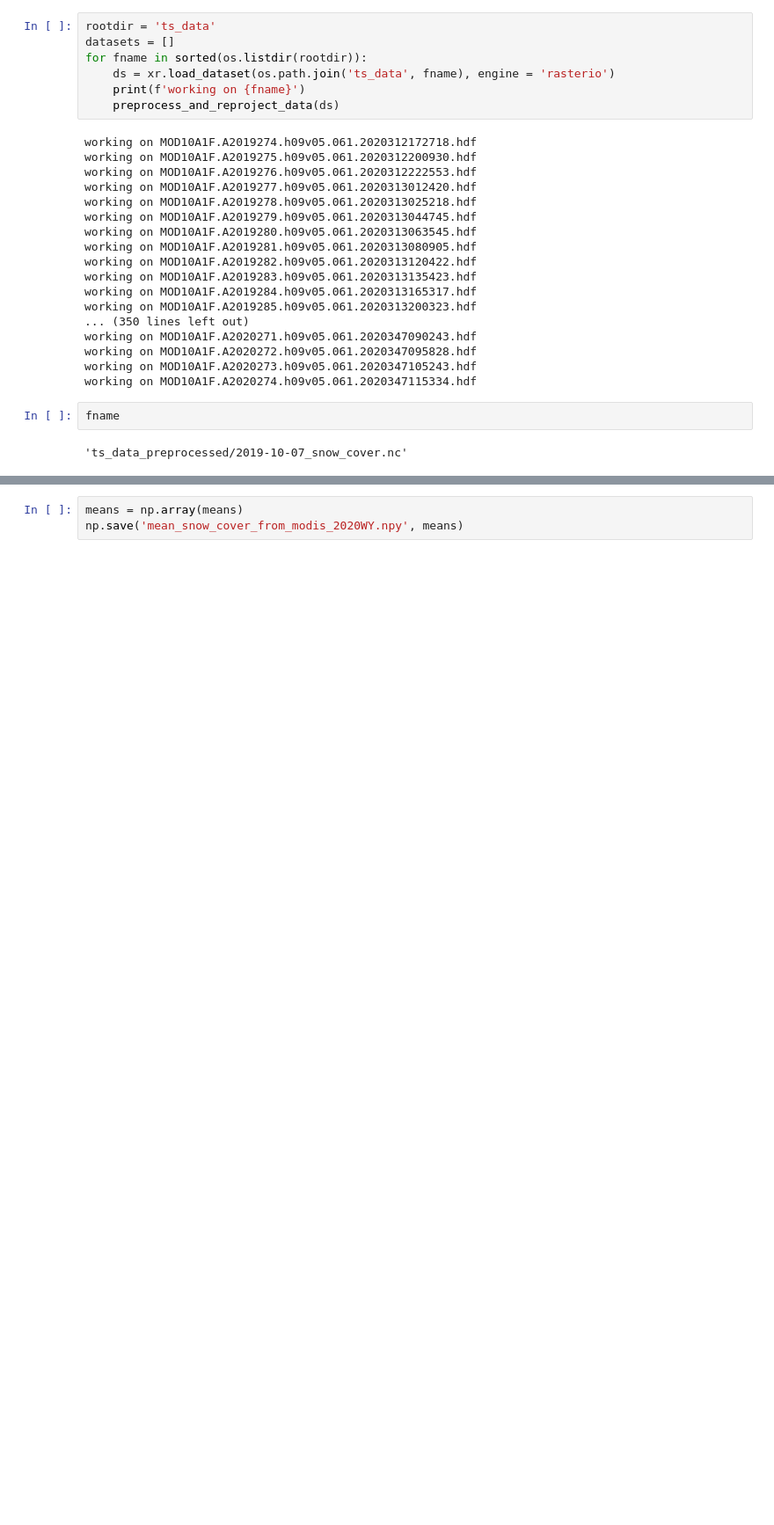
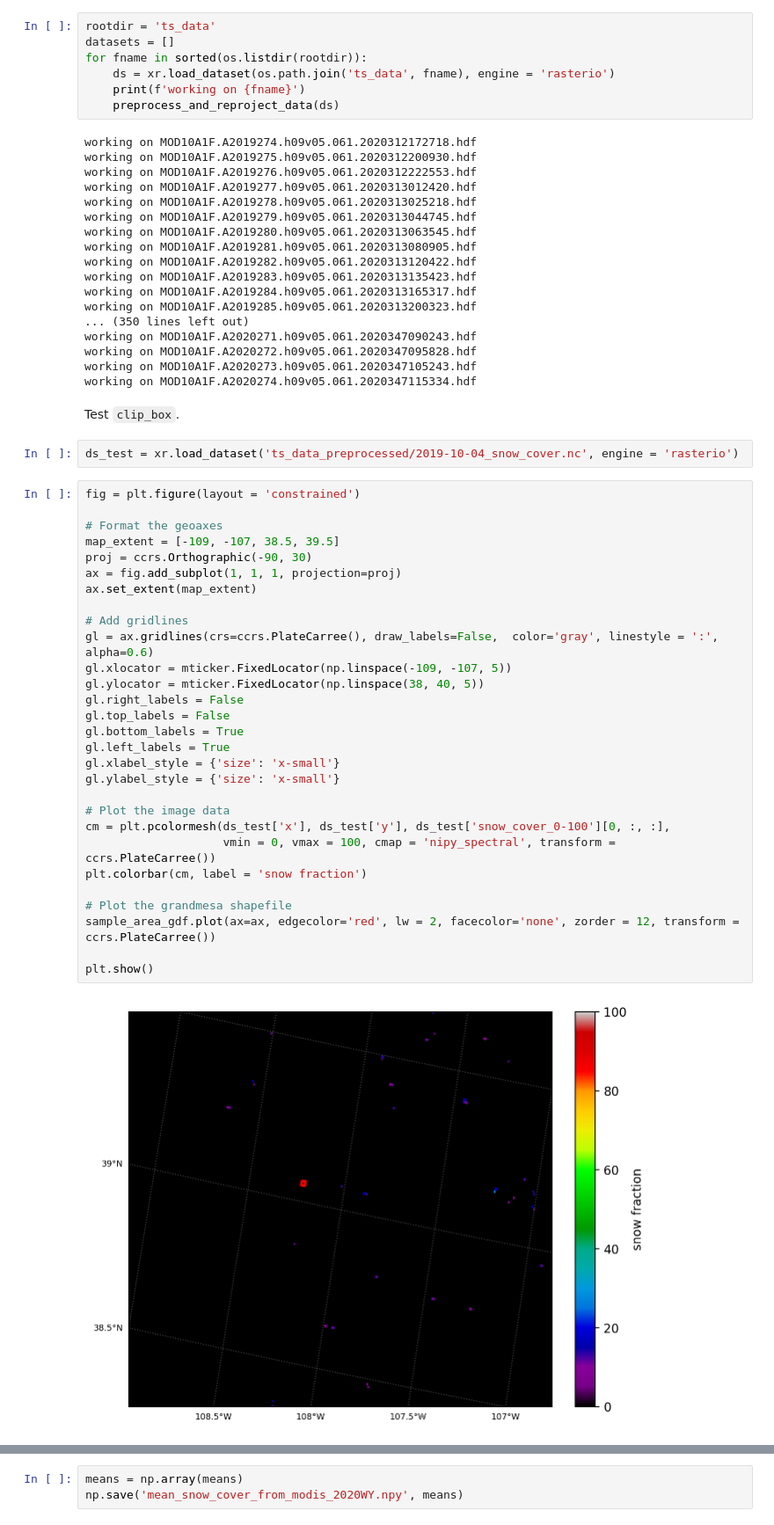
Before and after one commit to snowex-hackweek/snowmelt-timing-2024, a Jupyter notebook: contributors/lexi/modis.ipynb, the cells around one changed output, grey strips where cells are left out. Shown at 88% size. Cells and saved outputs as stored; diff of their text form; blank space fills up the shorter version.

```diff
--- a/contributors/lexi/modis.ipynb
+++ b/contributors/lexi/modis.ipynb
@@ -470,7 +470,38 @@ working on MOD10A1F.A2020271.h09v05.061.2020347090243.hdf
 working on MOD10A1F.A2020272.h09v05.061.2020347095828.hdf
 working on MOD10A1F.A2020273.h09v05.061.2020347105243.hdf
 working on MOD10A1F.A2020274.h09v05.061.2020347115334.hdf
+# %% [markdown]
+Test `clip_box`.
 # %%
-fname
+ds_test = xr.load_dataset('ts_data_preprocessed/2019-10-04_snow_cover.nc', engine = 'rasterio')
-# %% [output]
-'ts_data_preprocessed/2019-10-07_snow_cover.nc'
+# %%
+fig = plt.figure(layout = 'constrained')
+
+# Format the geoaxes
+map_extent = [-109, -107, 38.5, 39.5]
+proj = ccrs.Orthographic(-90, 30)
+ax = fig.add_subplot(1, 1, 1, projection=proj)
+ax.set_extent(map_extent)
+
+# Add gridlines
+gl = ax.gridlines(crs=ccrs.PlateCarree(), draw_labels=False,  color='gray', linestyle = ':', alpha=0.6)
+gl.xlocator = mticker.FixedLocator(np.linspace(-109, -107, 5))
+gl.ylocator = mticker.FixedLocator(np.linspace(38, 40, 5))
+gl.right_labels = False
+gl.top_labels = False
+gl.bottom_labels = True
+gl.left_labels = True
+gl.xlabel_style = {'size': 'x-small'}
+gl.ylabel_style = {'size': 'x-small'}
+
+# Plot the image data
+cm = plt.pcolormesh(ds_test['x'], ds_test['y'], ds_test['snow_cover_0-100'][0, :, :],
+                    vmin = 0, vmax = 100, cmap = 'nipy_spectral', transform = ccrs.PlateCarree())
+plt.colorbar(cm, label = 'snow fraction')
+
+# Plot the grandmesa shapefile
+sample_area_gdf.plot(ax=ax, edgecolor='red', lw = 2, facecolor='none', zorder = 12, transform = ccrs.PlateCarree())
+
+plt.show()
+# %% [output]
+[figure, added]
```
Also changed, not shown: parts of 5 cells of this notebook.
